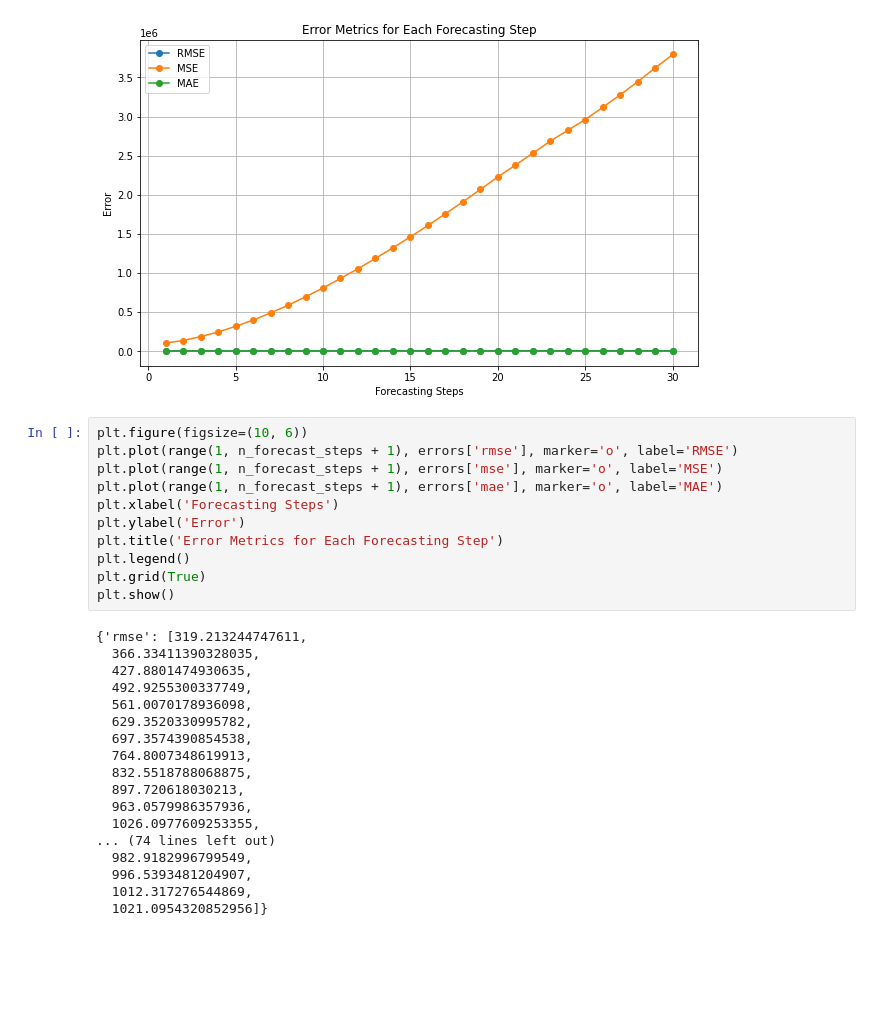
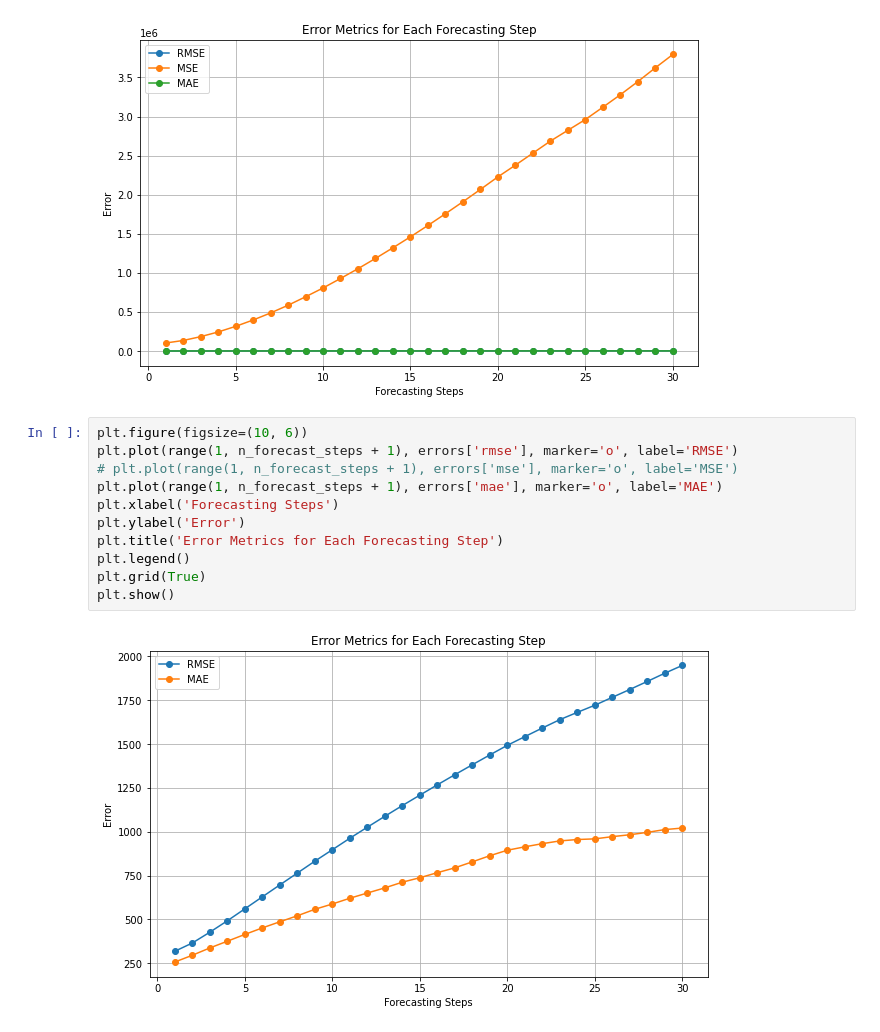
Before and after one commit to hayatu4islam/Adaptive_Fault_Detection, a Jupyter notebook: Fault Detection with Iterative LSTM Models-Phy_CPS.ipynb, the cells around one changed output. Saved outputs shown, nothing was run; the diff lists cells and outputs as text; blank space fills up the shorter version.

```diff
--- a/Fault Detection with Iterative LSTM Models-Phy_CPS.ipynb
+++ b/Fault Detection with Iterative LSTM Models-Phy_CPS.ipynb
@@ -409,29 +409,13 @@ Epoch 100/100
 # %%
 plt.figure(figsize=(10, 6))
 plt.plot(range(1, n_forecast_steps + 1), errors['rmse'], marker='o', label='RMSE')
-plt.plot(range(1, n_forecast_steps + 1), errors['mse'], marker='o', label='MSE')
+# plt.plot(range(1, n_forecast_steps + 1), errors['mse'], marker='o', label='MSE')
 plt.plot(range(1, n_forecast_steps + 1), errors['mae'], marker='o', label='MAE')
 plt.xlabel('Forecasting Steps')
 plt.ylabel('Error')
 plt.title('Error Metrics for Each Forecasting Step')
 plt.legend()
 plt.grid(True)
 plt.show()
 # %% [output]
-{'rmse': [319.213244747611,
-  366.33411390328035,
-  427.8801474930635,
-  492.9255300337749,
-  561.0070178936098,
-  629.3520330995782,
-  697.3574390854538,
-  764.8007348619913,
-  832.5518788068875,
-  897.720618030213,
-  963.0579986357936,
-  1026.0977609253355,
-... (74 lines left out)
-  982.9182996799549,
-  996.5393481204907,
-  1012.317276544869,
-  1021.0954320852956]}
+[figure, added]
```
